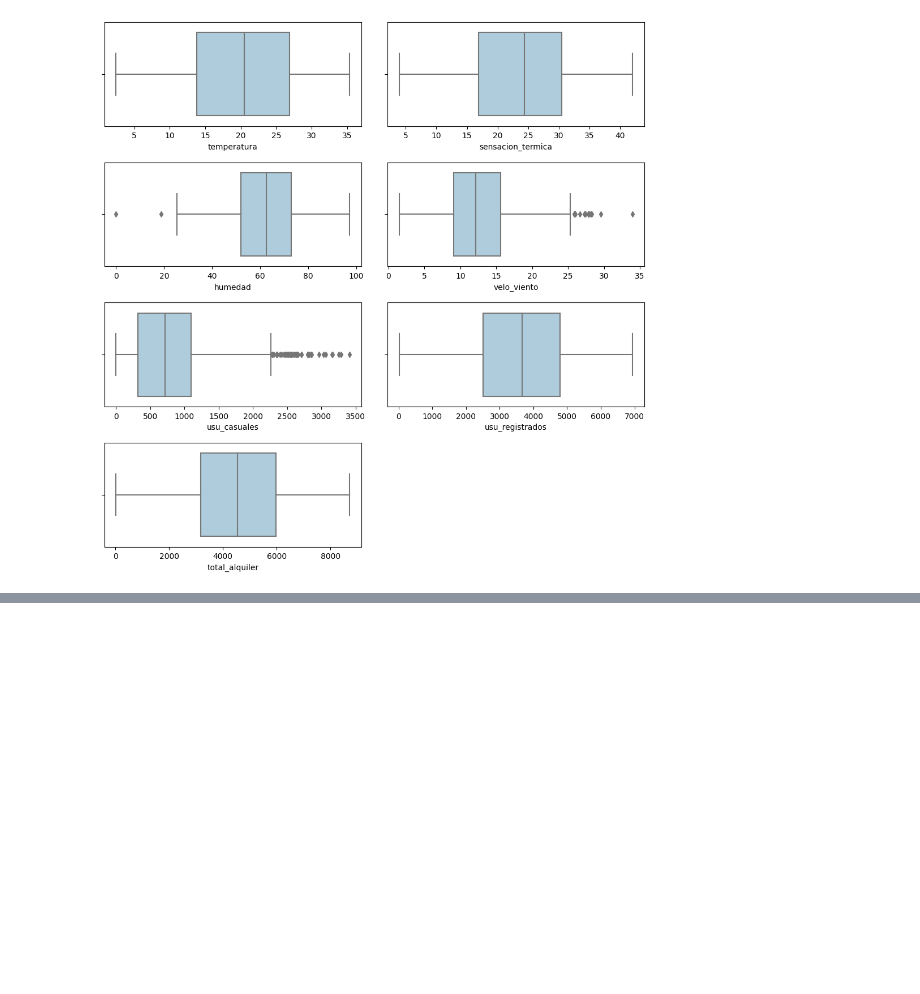
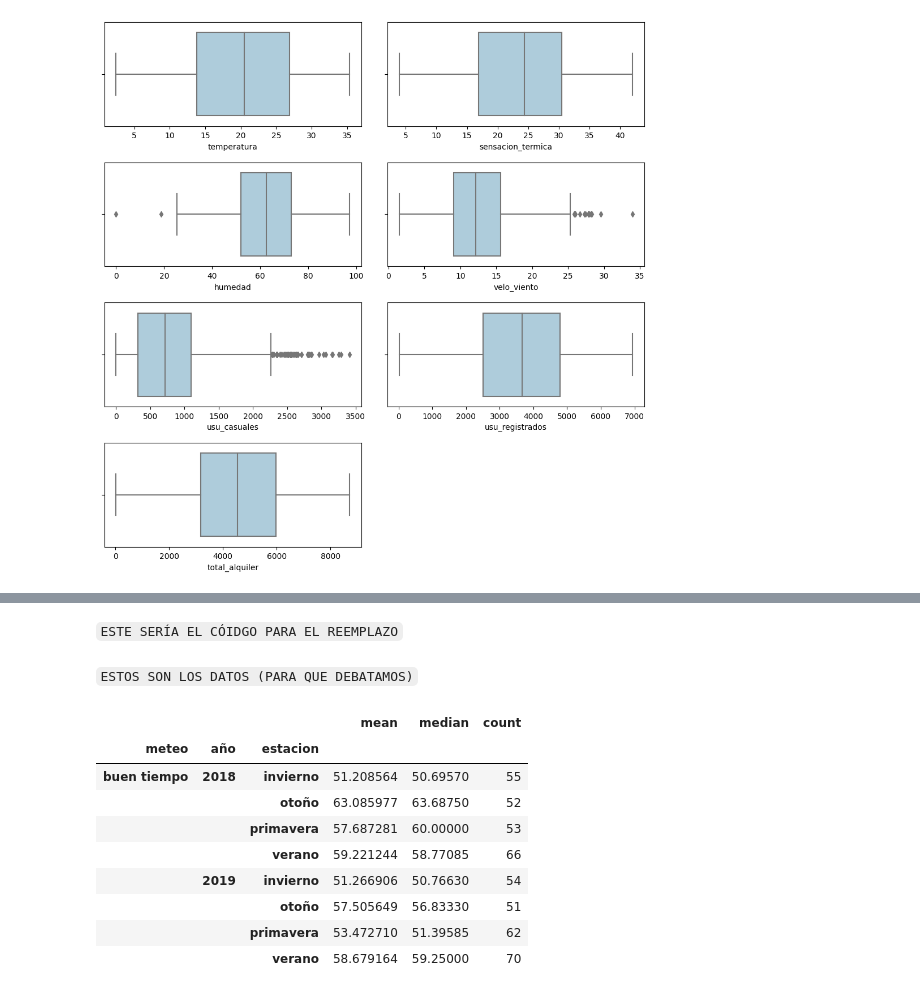
Before and after one commit to GriselleAlanis/project-da-promoE-module3-team1, a Jupyter notebook: Visualizaciones.ipynb, the cells around one changed output, grey strips where cells are left out. Saved outputs shown, nothing was run; the diff lists cells and outputs as text; code cells hidden in the pictures; blank space fills up the shorter version.

```diff
--- a/Visualizaciones.ipynb
+++ b/Visualizaciones.ipynb
@@ -39,0 +56,2 @@ plt.show()    #chequeo de outliers
+# %% [markdown]
+`ESTE SERÍA EL CÓIDGO PARA EL REEMPLAZO`
@@ -39,0 +62,15 @@ plt.show()    #chequeo de outliers
+# %% [markdown]
+`ESTOS SON LOS DATOS (PARA QUE DEBATAMOS)`
+# %%
+df[(df["meteo"] == "buen tiempo")].groupby(["meteo", "año", "estacion"])["humedad"].agg(["mean", "median", "count"])
+# %% [output]
+|  |  |  | mean | median | count |
+| meteo | año | estacion |  |  |  |
+| buen tiempo | 2018 | invierno | 51.208564 | 50.69570 | 55 |
+|  |  | otoño | 63.085977 | 63.68750 | 52 |
+|  |  | primavera | 57.687281 | 60.00000 | 53 |
+|  |  | verano | 59.221244 | 58.77085 | 66 |
+|  | 2019 | invierno | 51.266906 | 50.76630 | 54 |
+|  |  | otoño | 57.505649 | 56.83330 | 51 |
+|  |  | primavera | 53.472710 | 51.39585 | 62 |
+|  |  | verano | 58.679164 | 59.25000 | 70 |
```
Also changed, not shown: parts of 10 cells of this notebook.
